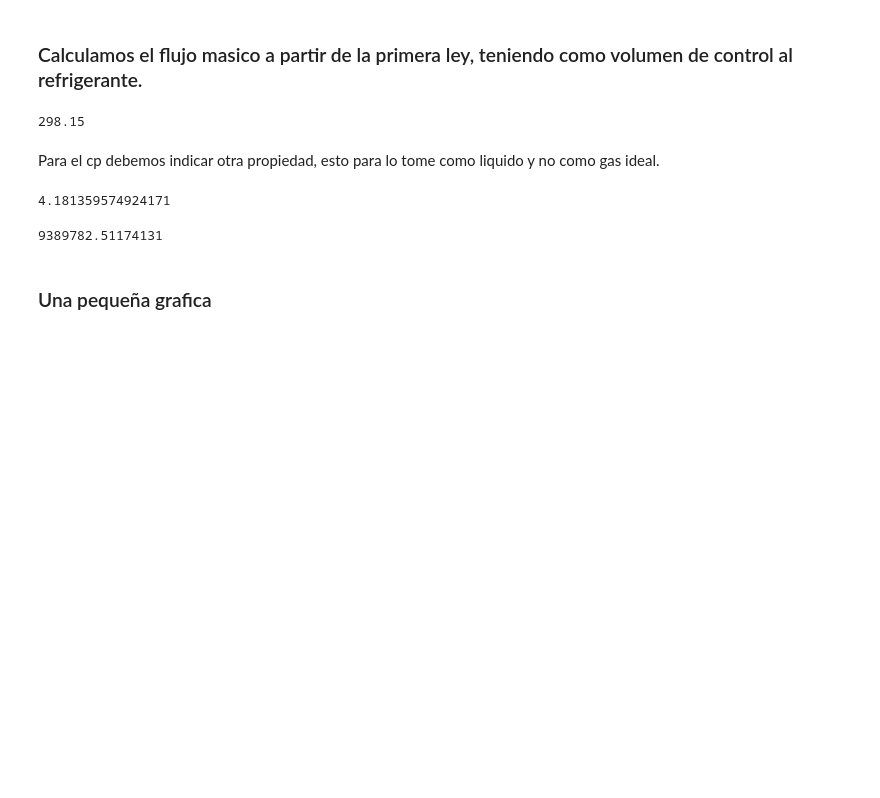
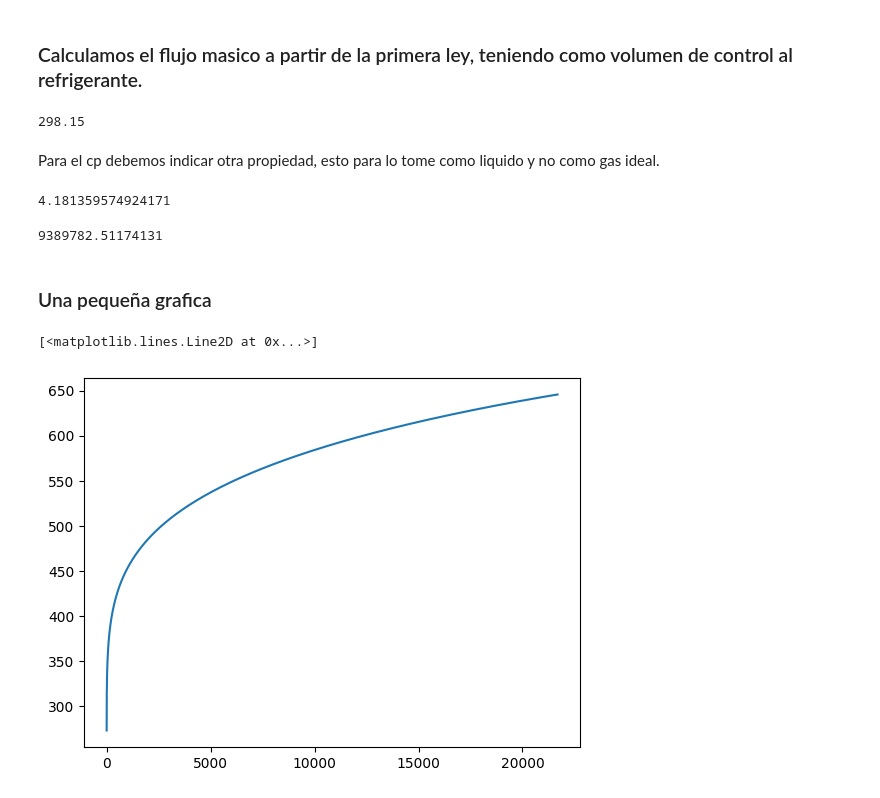
Before and after one commit to DanielSarmiento04/Termodinamica, a Jupyter notebook: es/Ejercicio 4/main.ipynb, the cells around one changed output. Cells and saved outputs as stored; diff of their text form; code cells hidden in the pictures; blank space fills up the shorter version.

```diff
--- a/es/Ejercicio 4/main.ipynb
+++ b/es/Ejercicio 4/main.ipynb
@@ -269,0 +274,11 @@ flujo_masico_agua
+# %%
+Tt, pt = agua.triple()
+Tc, pc = agua.critical()
+# %%
+T = np.arange(Tt,Tc,2.5)
+p = agua.ps(T)
+# %%
+plt.plot(p, T)
+# %% [output]
+[<matplotlib.lines.Line2D at 0x...>]
+[figure, added]
```
Also changed, not shown: parts of 5 cells of this notebook, 1 other file.
